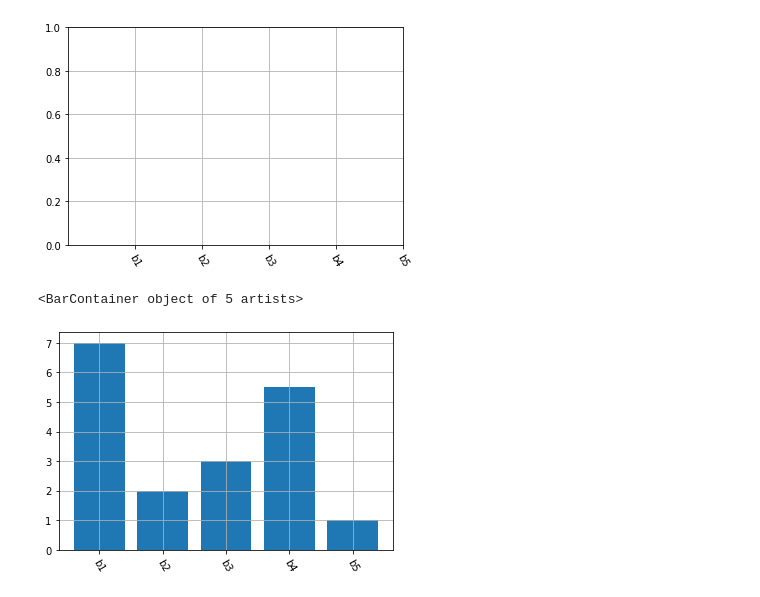
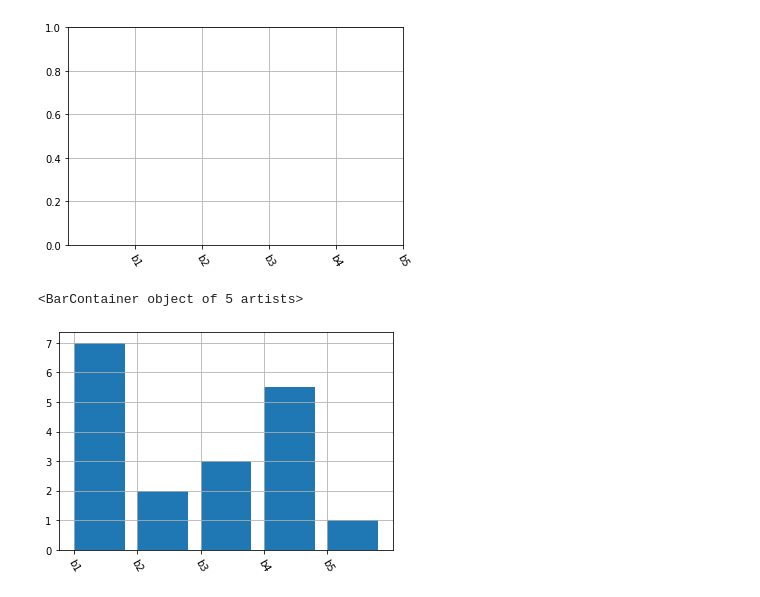
Before and after one commit to nesibegul/BOOKS-and-SOURCES, a Jupyter notebook: Data Visualization Collection/4_matplotlib.ipynb, the cells around one changed output. Saved outputs shown, nothing was run; the diff lists cells and outputs as text; code cells hidden in the pictures.

```diff
--- a/Data Visualization Collection/4_matplotlib.ipynb
+++ b/Data Visualization Collection/4_matplotlib.ipynb
@@ -41,10 +46,10 @@ plt.grid(True)
 # %%
 plt.xticks(x,["b1","b2","b3","b4","b5"],rotation=-60)
 plt.grid(True)
-plt.bar(x,y,align='center')
+plt.bar(x,y, align='edge')
 # %% [output]
 <BarContainer object of 5 artists>
-[figure, old version]
+[figure, new version]
 # %%
 a = np.random.uniform(1,10,7)
 # %%
```
Also changed, not shown: parts of 14 cells of this notebook, 3 other files.
